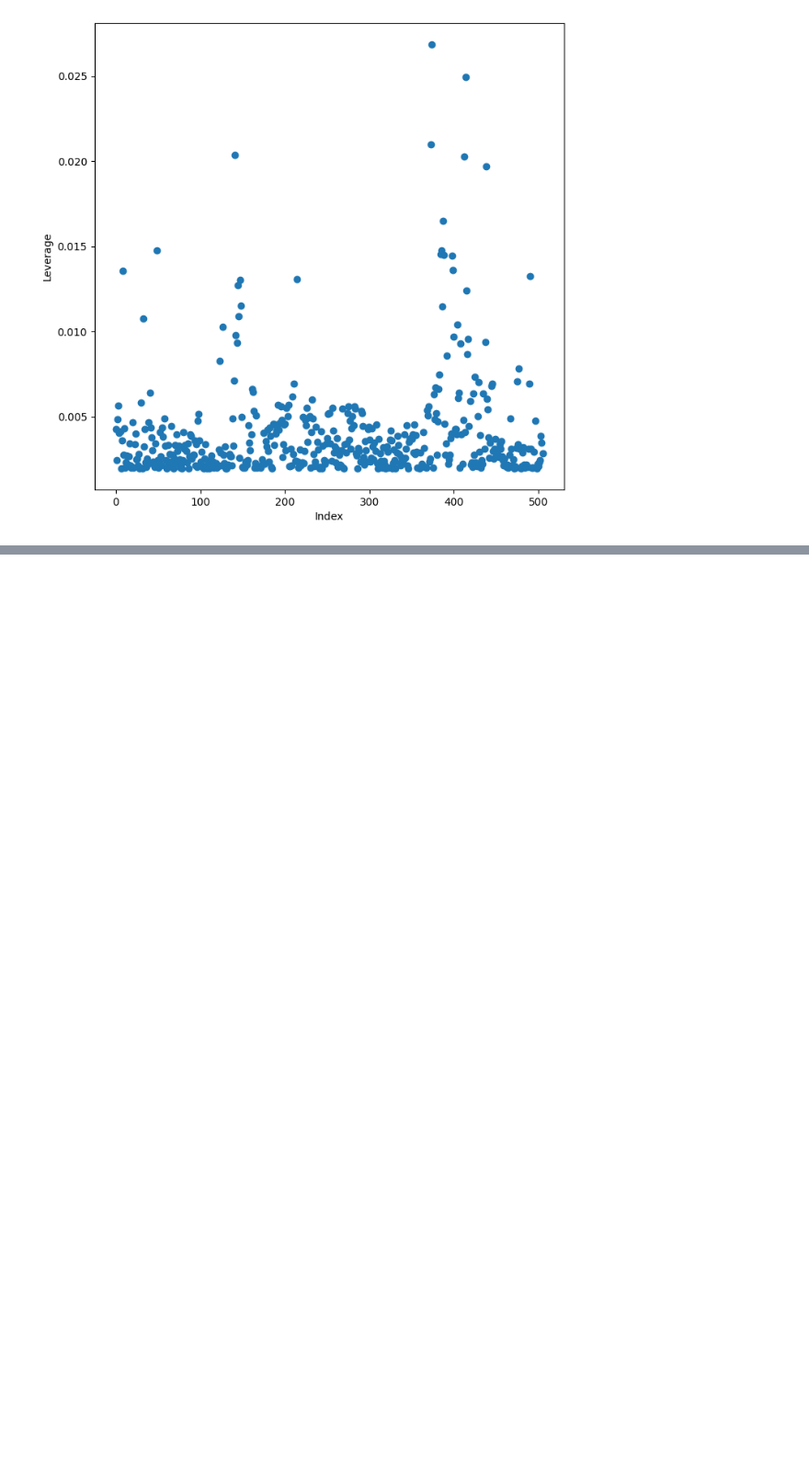
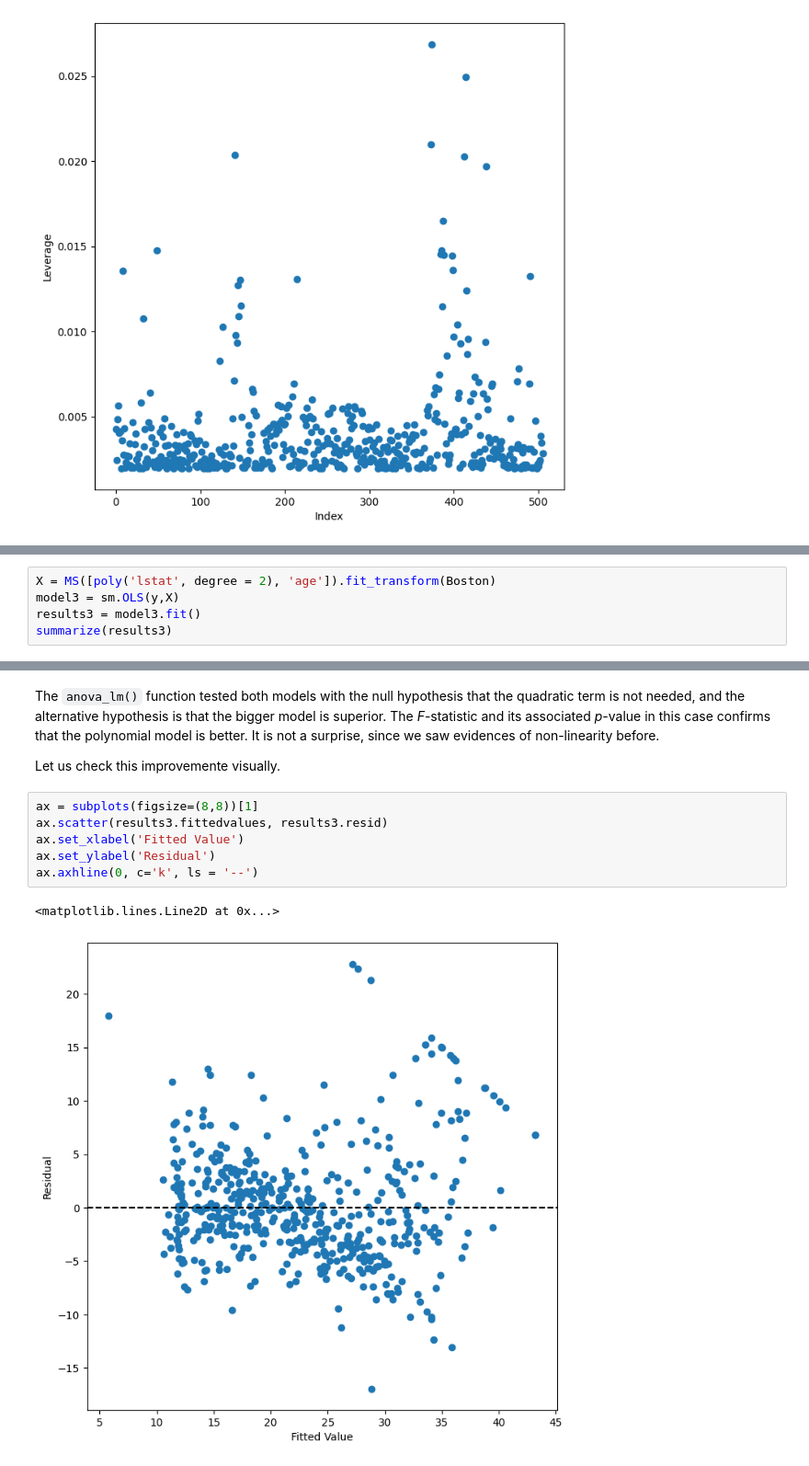
Before and after one commit to lucasiuri/ISLP_solutions, a Jupyter notebook: 3 - Linear Regression/ch3_lab.ipynb, the cells around one changed output, grey strips where cells are left out. Shown at 92% size. Saved outputs shown, nothing was run; the diff lists cells and outputs as text; blank space fills up the shorter version.

```diff
--- a/3 - Linear Regression/ch3_lab.ipynb
+++ b/3 - Linear Regression/ch3_lab.ipynb
@@ -279,0 +440,5 @@ np.int64(374)
+# %%
+X = MS([poly('lstat', degree = 2), 'age']).fit_transform(Boston)
+model3 = sm.OLS(y,X)
+results3 = model3.fit()
+summarize(results3)
@@ -279,0 +461,13 @@ np.int64(374)
+# %% [markdown]
+The `anova_lm()` function tested both models with the null hypothesis that the quadratic term is not needed, and the alternative hypothesis is that the bigger model is superior. The *F*-statistic and its associated *p*-value in this case confirms that the polynomial model is better. It is not a surprise, since we saw evidences of non-linearity before.
+
+Let us check this improvemente visually.
+# %%
+ax = subplots(figsize=(8,8))[1]
+ax.scatter(results3.fittedvalues, results3.resid)
+ax.set_xlabel('Fitted Value')
+ax.set_ylabel('Residual')
+ax.axhline(0, c='k', ls = '--')
+# %% [output]
+<matplotlib.lines.Line2D at 0x...>
+[figure, added]
```
Also changed, not shown: parts of 35 cells of this notebook.
